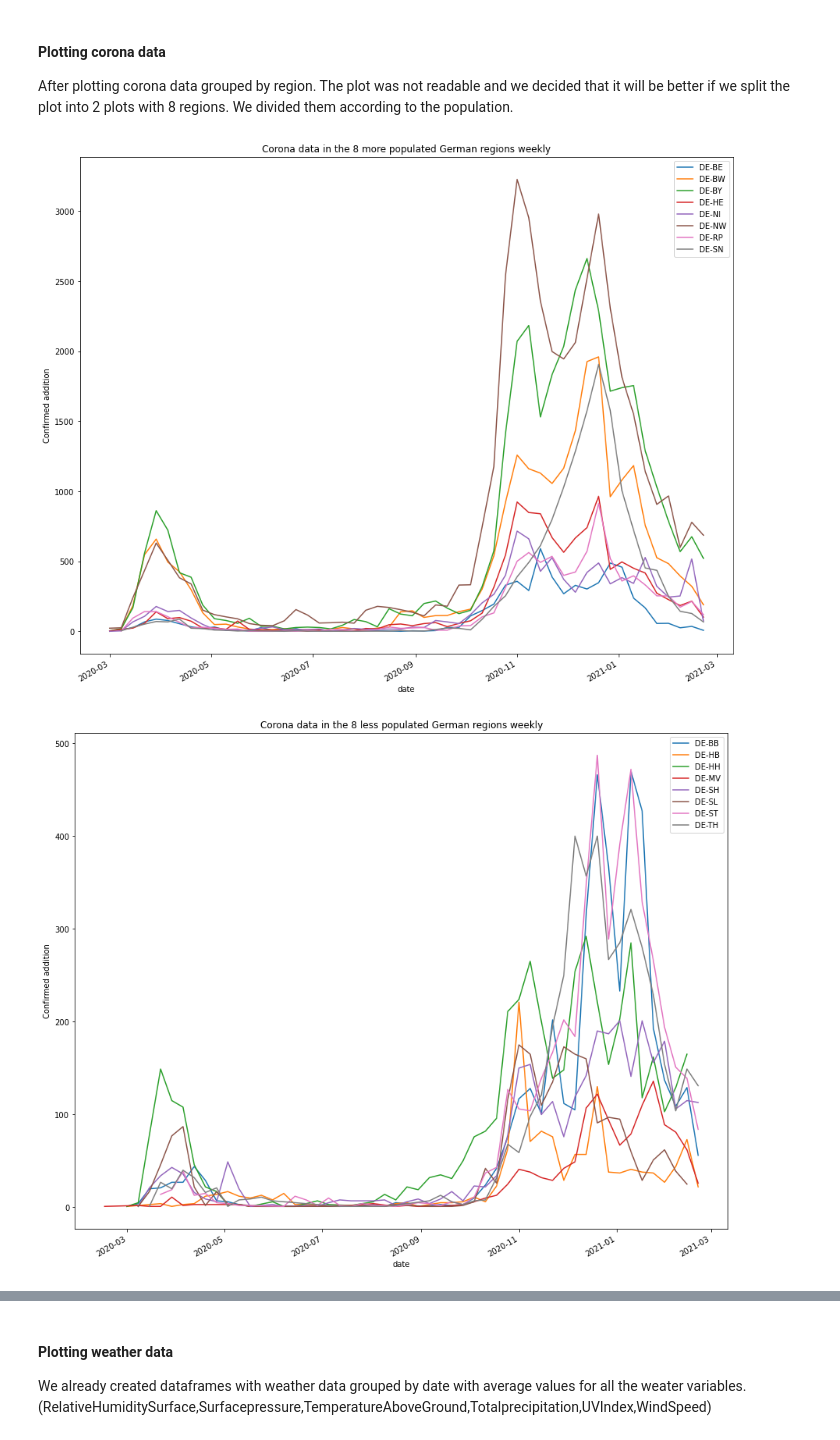
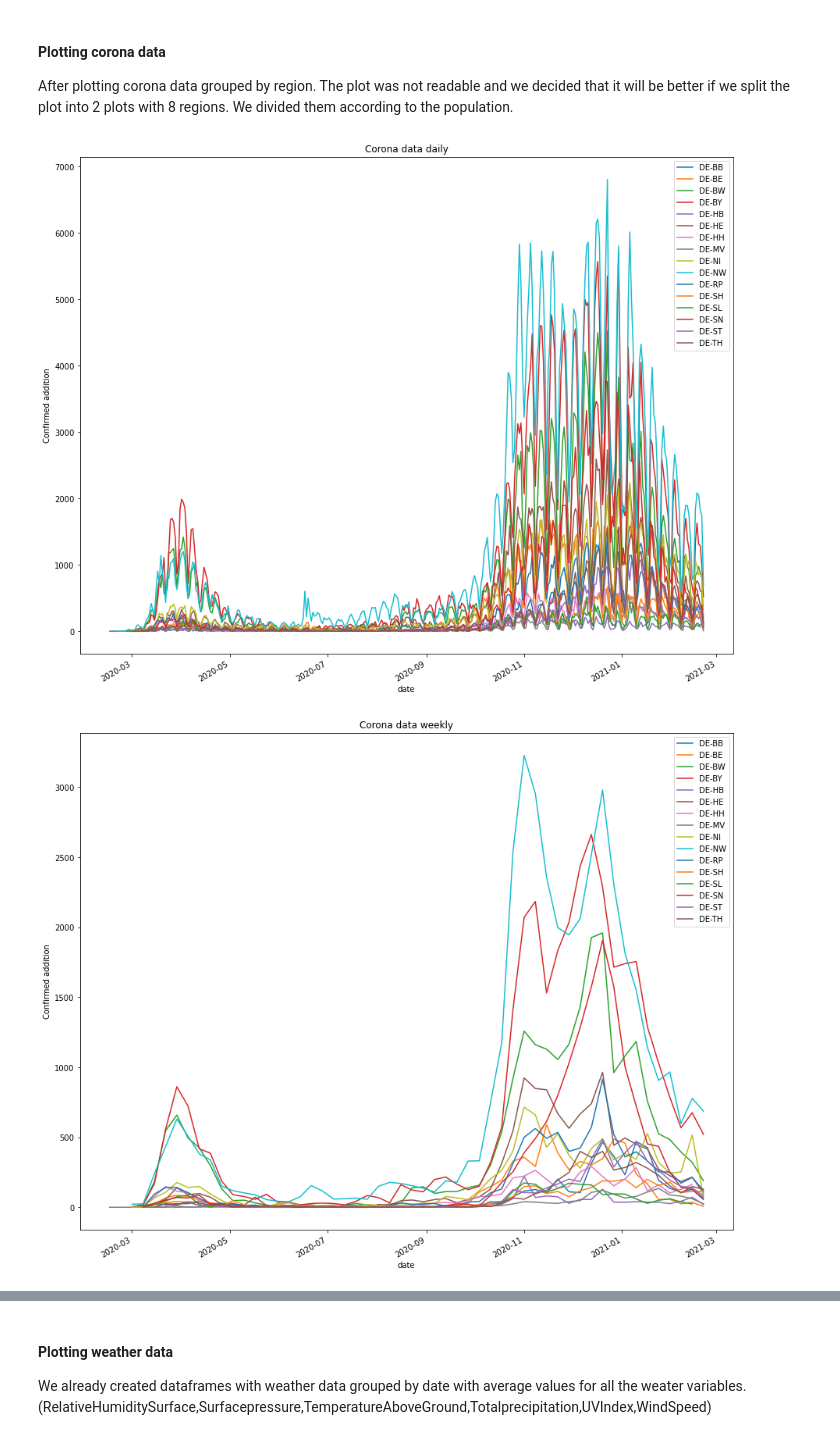
Before and after one commit to viggo-gascou/fyp2022p01g06, a Jupyter notebook: Notebooks/Task1plotting.ipynb, the cells around one changed output, grey strips where cells are left out. Drawn from its saved outputs; the diff is of its cells as text; code cells hidden in the pictures.

Commit message:
Plots update
plottingagain

```diff
--- a/Notebooks/Task1plotting.ipynb
+++ b/Notebooks/Task1plotting.ipynb
@@ -374,7 +374,7 @@ merged_dfbydate=merged_df.groupby(by='date')['confirmed_addition'].sum().reset_i
 #one date per week
 merged_dfbyweek=merged_dfbydate.groupby(pd.Grouper(key='date',freq='W')).sum().reset_index()
 #one date per month
-merged_dfbymonth=merged_dfbydate.groupby(pd.Grouper(key='date',freq='M')).sum().reset_index()
+merged_dfbymonth=merged_dfbydate.groupby(pd.Grouper(key='date',freq='MS')).sum().reset_index()
 # %% [markdown]
 ##### Creating dataframes with weather data for different time frequency
 # %%
@@ -420,20 +420,24 @@ cormerged_dfbydate.set_index('date', inplace=True)
 #### Plotting corona data
 After plotting corona data grouped by region. The plot was not readable and we decided that it will be better if we split the plot into 2 plots with 8 regions. We divided them according to the population.
 # %%
+#Plotting corona data for all regions daily
+cormerged_dfbydate.groupby('iso3166-2')['confirmed_addition'].plot(x=cormerged_dfbydate.index,kind="line",legend=True, figsize=(15,13),title='Corona data daily',ylabel='Confirmed addition')
+plt.show()
+#Plotting corona data for all regions weekly
+cormerged_dfbyweek.groupby('iso3166-2')['confirmed_addition'].plot(x=cormerged_dfbyweek.index,kind="line",legend=True, figsize=(15,13),title='Corona data weekly',ylabel='Confirmed addition')
+plt.show()
+#Plotting corona data for all regions monthly
+cormerged_dfbymonth.groupby('iso3166-2')['confirmed_addition'].plot(x=cormerged_dfbymonth.index,kind="line",legend=True, figsize=(15,13),title='Corona data monthly',ylabel='Confirmed addition')
+plt.show()
+
 #Plotting corona data for 8 more populated German regions weekly
 newmerged_df=cormerged_dfbyweek.loc[(cormerged_dfbyweek['iso3166-2']=='DE-SN')|(cormerged_dfbyweek['iso3166-2']=='DE-RP')|(cormerged_dfbyweek['iso3166-2']=='DE-NW')|(cormerged_dfbyweek['iso3166-2']=='DE-NI')|(cormerged_dfbyweek['iso3166-2']=='DE-HE')|(cormerged_dfbyweek['iso3166-2']=='DE-BY')|(cormerged_dfbyweek['iso3166-2']=='DE-BW')|(cormerged_dfbyweek['iso3166-2']=='DE-BE')]
 newmerged_df.groupby('iso3166-2')['confirmed_addition'].plot(x=newmerged_df.index,kind="line",legend=True, figsize=(15,13),title='Corona data in the 8 more populated German regions weekly',ylabel='Confirmed addition')
 plt.show()
 #Plotting corona data for 8 less populated German regions weekly
 newmerged_df=cormerged_dfbyweek.loc[(cormerged_dfbyweek['iso3166-2']=='DE-BB')|(cormerged_dfbyweek['iso3166-2']=='DE-HB')|(cormerged_dfbyweek['iso3166-2']=='DE-HH')|(cormerged_dfbyweek['iso3166-2']=='DE-MV')|(cormerged_dfbyweek['iso3166-2']=='DE-SL')|(cormerged_dfbyweek['iso3166-2']=='DE-ST')|(cormerged_dfbyweek['iso3166-2']=='DE-SH')|(cormerged_dfbyweek['iso3166-2']=='DE-TH')]
 newmerged_df.groupby('iso3166-2')['confirmed_addition'].plot(x=newmerged_df.index,kind="line",legend=True, figsize=(15,13),title='Corona data in the 8 less populated German regions weekly',ylabel='Confirmed addition')
 plt.show()
-#Plotting corona data for all regions weekly
-cormerged_dfbyweek.groupby('iso3166-2')['confirmed_addition'].plot(x=cormerged_dfbyweek.index,kind="line",legend=True, figsize=(15,13),title='Corona data weekly',ylabel='Confirmed addition')
-plt.show()
-#Plotting corona data for all regions monthly
-cormerged_dfbymonth.groupby('iso3166-2')['confirmed_addition'].plot(x=cormerged_dfbymonth.index,kind="line",legend=True, figsize=(15,13),title='Corona data monthly',ylabel='Confirmed addition')
-plt.show()
 # %% [output]
-[figure, old version]
+[figure, new version]
-[figure, old version]
+[figure, new version]
```
Also changed, not shown: parts of 4 cells of this notebook.
